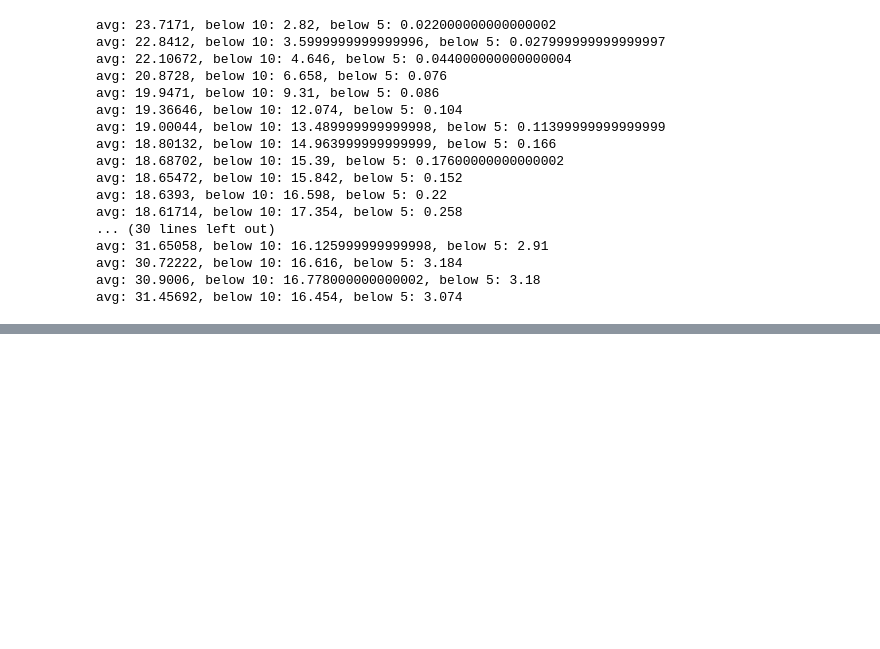
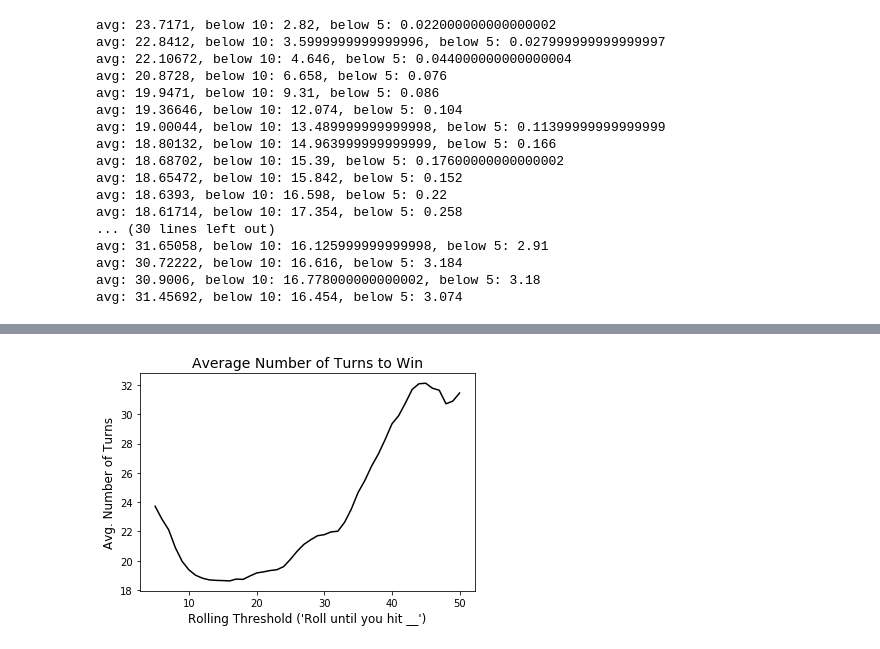
Before and after one commit to eonofrey/dice_game, a Jupyter notebook: Dice Game.ipynb, the cells around one changed output, grey strips where cells are left out. Saved outputs shown, nothing was run; the diff lists cells and outputs as text; code cells hidden in the pictures; blank space fills up the shorter version.

```diff
--- a/Dice Game.ipynb
+++ b/Dice Game.ipynb
@@ -658,0 +685,13 @@ avg: 31.45692, below 10: 16.454, below 5: 3.074
+# %%
+mean_container = []
+
+for data in meta_container:
+    mean_container.append(statistics.mean(data))
+
+plt.plot(range(5, 51), mean_container, color = 'black')
+plt.title("Average Number of Turns to Win", fontsize = 14)
+plt.xlabel("Rolling Threshold ('Roll until you hit __')", fontsize=12)
+plt.ylabel("Avg. Number of Turns", fontsize=12)
+plt.show()
+# %% [output]
+[figure, added]
```
Also changed, not shown: parts of 2 cells of this notebook.
